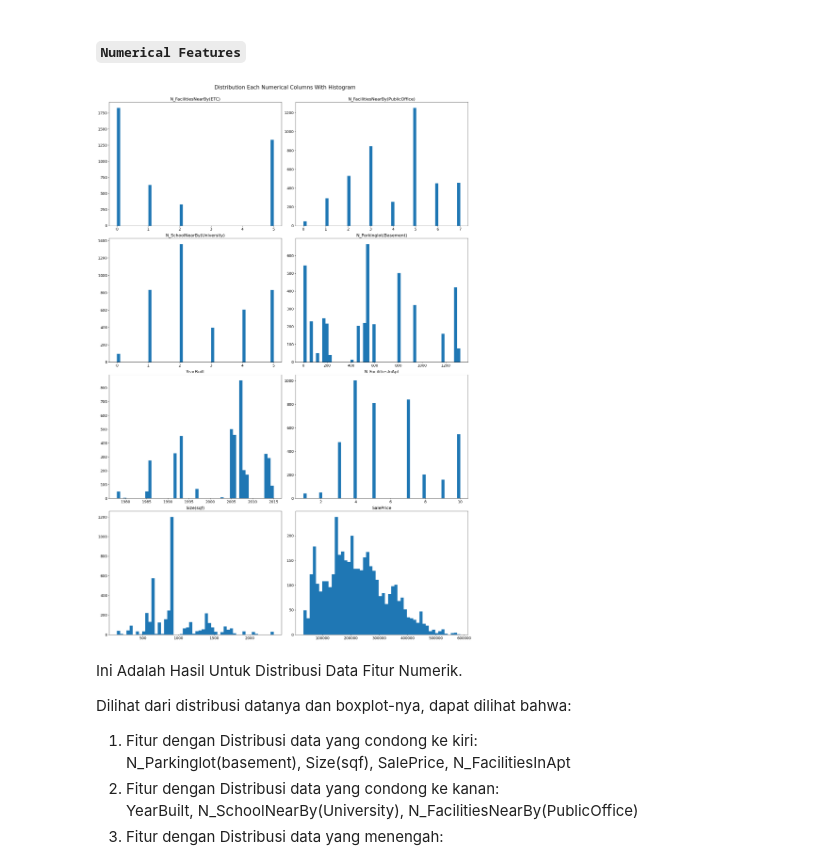
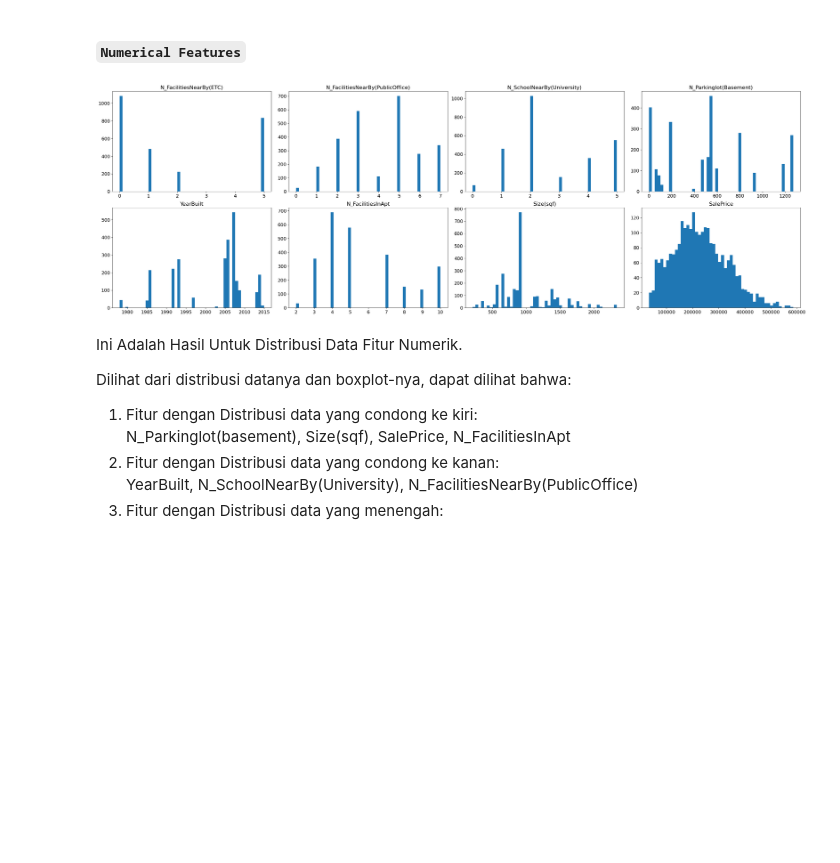
Before and after one commit to davidinations/ApartmentPricePredictions, a Jupyter notebook: Notebook/Data_Preparation.ipynb, the cells around one changed output. Drawn from its saved outputs; the diff is of its cells as text; code cells hidden in the pictures; blank space fills up the shorter version.

```diff
--- a/Notebook/Data_Preparation.ipynb
+++ b/Notebook/Data_Preparation.ipynb
@@ -29,24 +29,23 @@ Mengecek Apakah Distribusi Data Pada Dataset Ini Merata Atau Tidak
 # %%
 # Show Distribution Each Columns With Histogram
 num_cols = len(data.select_dtypes(include=[np.number]).columns)
-fig, axes = plt.subplots(num_cols // 2, 2, figsize=(20, 30))
+fig, axes = plt.subplots(num_cols // 4, 4, figsize=(30, 10))  # Adjust the number of columns and rows here
 
 for i, column in enumerate(data.select_dtypes(include=[np.number]).columns):
     # Histogram
-    row = i // 2
-    col = i % 2
+    row = i // 4  # Adjust the row index here
+    col = i % 4  # Adjust the column index here
     axes[row, col].hist(data[column], bins=50)
     axes[row, col].set_title(column, fontsize=16)  # Increase font size here
 
     # Increase font size for x and y ticks
     axes[row, col].tick_params(axis='both', which='major', labelsize=14)
 
-plt.suptitle('Distribution Each Numerical Columns With Histogram', fontsize=20)
 plt.tight_layout()
 plt.subplots_adjust(top=0.95)  # Adjust the top space to accommodate the bigger title
 plt.show()
 # %% [output]
-[figure, old version]
+[figure, new version]
 # %% [markdown]
 Ini Adalah Hasil Untuk Distribusi Data Fitur Numerik.
 
```
Also changed, not shown: parts of 3 cells of this notebook, 11 other files.
